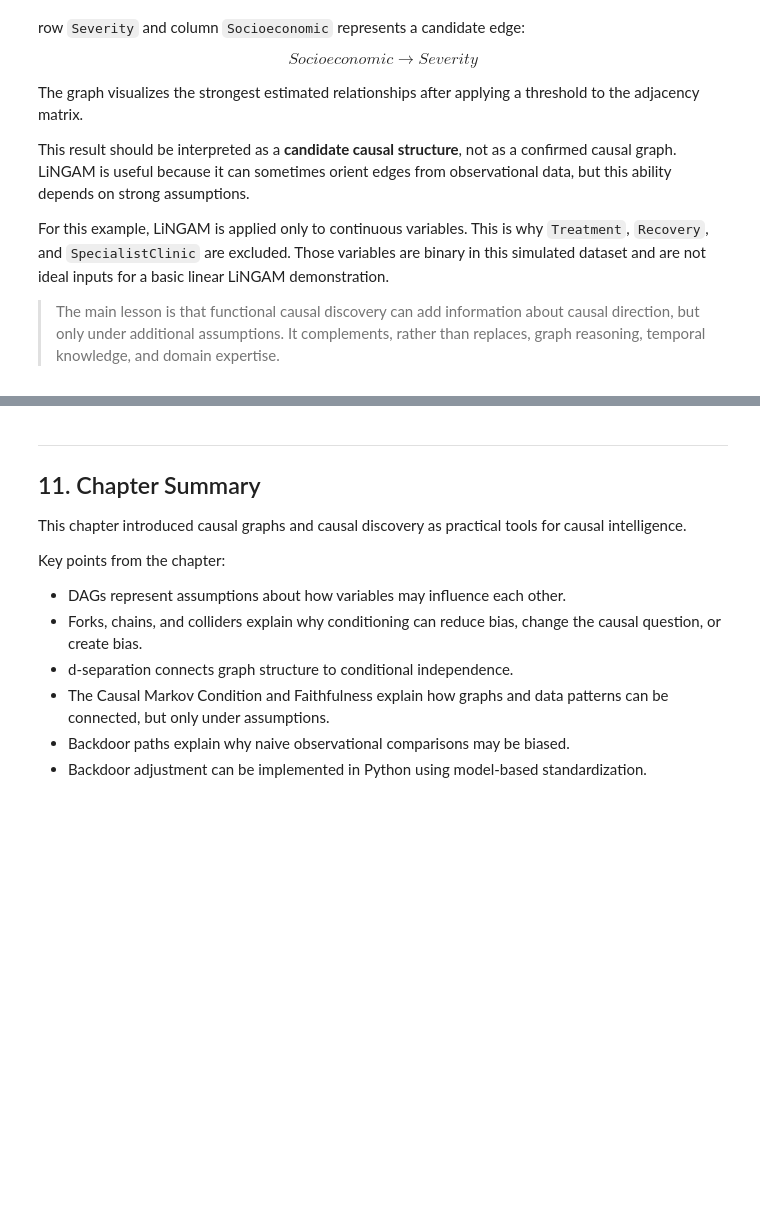
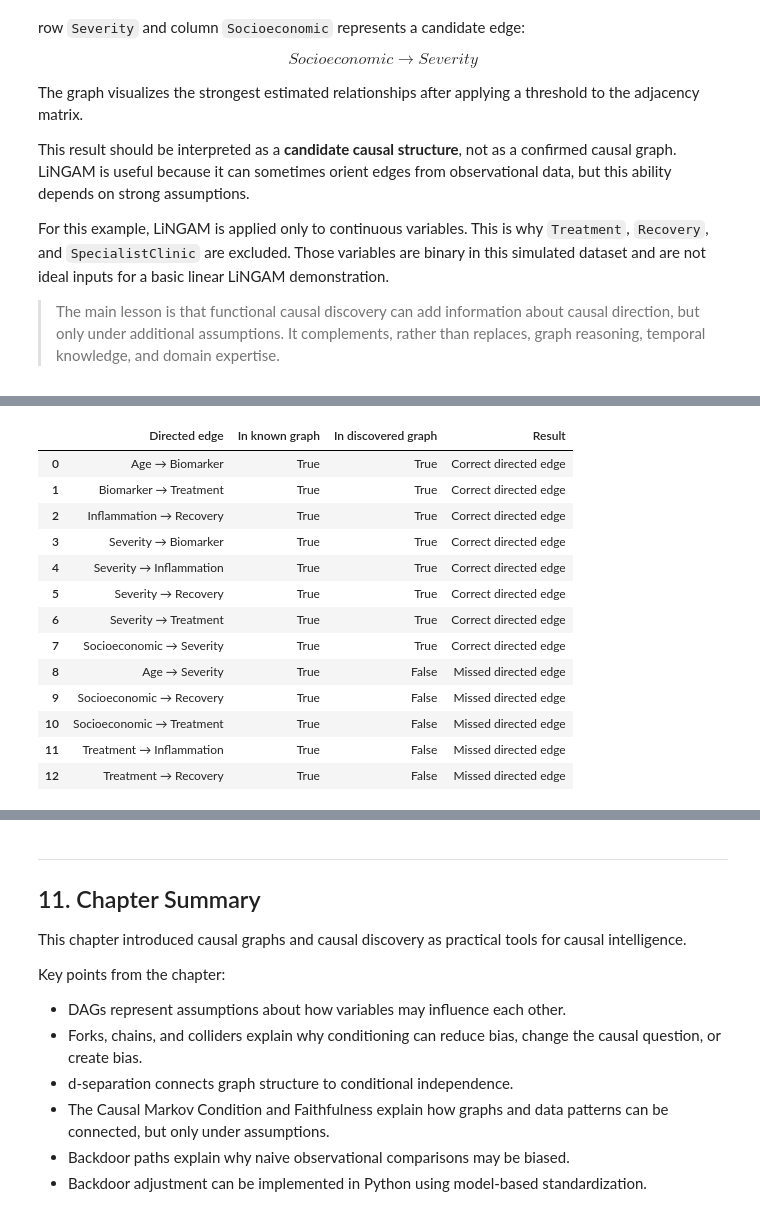
Before and after one commit to Ci2Lab/Causal-Intelligence-Course, a Jupyter notebook: Lectures/02_Causal_Graphs_Discovery.ipynb, the cells around one changed output, grey strips where cells are left out. Cells and saved outputs as stored; diff of their text form; code cells hidden in the pictures; blank space fills up the shorter version.

```diff
--- a/Lectures/02_Causal_Graphs_Discovery.ipynb
+++ b/Lectures/02_Causal_Graphs_Discovery.ipynb
@@ -3186,0 +2879,63 @@ The practical conclusion is:
+# %%
+# ---------------------------------------------------------------------
+# Detailed directed-edge comparison
+# ---------------------------------------------------------------------
+
+directed_edge_rows = []
+
+all_directed_edges_to_show = (
+    true_directed_edges
+    .union(discovered_directed_edges)
+)
+
+for edge in sorted(all_directed_edges_to_show):
+
+    in_true = edge in true_directed_edges
+    in_discovered = edge in discovered_directed_edges
+
+    if in_true and in_discovered:
+        status = "Correct directed edge"
+    elif in_true and not in_discovered:
+        status = "Missed directed edge"
+    elif not in_true and in_discovered:
+        status = "Extra directed edge"
+
+    directed_edge_rows.append({
+        "Directed edge": f"{edge[0]} → {edge[1]}",
+        "In known graph": in_true,
+        "In discovered graph": in_discovered,
+        "Result": status,
+    })
+
+directed_edge_comparison = pd.DataFrame(directed_edge_rows)
+
+directed_status_order = {
+    "Correct directed edge": 0,
+    "Missed directed edge": 1,
+    "Extra directed edge": 2,
+}
+
+directed_edge_comparison["Order"] = directed_edge_comparison["Result"].map(directed_status_order)
+directed_edge_comparison = (
+    directed_edge_comparison
+    .sort_values(["Order", "Directed edge"])
+    .drop(columns="Order")
+    .reset_index(drop=True)
+)
+
+display(directed_edge_comparison)
+# %% [output]
+|  | Directed edge | In known graph | In discovered graph | Result |
+| 0 | Age → Biomarker | True | True | Correct directed edge |
+| 1 | Biomarker → Treatment | True | True | Correct directed edge |
+| 2 | Inflammation → Recovery | True | True | Correct directed edge |
+| 3 | Severity → Biomarker | True | True | Correct directed edge |
+| 4 | Severity → Inflammation | True | True | Correct directed edge |
+| 5 | Severity → Recovery | True | True | Correct directed edge |
+| 6 | Severity → Treatment | True | True | Correct directed edge |
+| 7 | Socioeconomic → Severity | True | True | Correct directed edge |
+| 8 | Age → Severity | True | False | Missed directed edge |
+| 9 | Socioeconomic → Recovery | True | False | Missed directed edge |
+| 10 | Socioeconomic → Treatment | True | False | Missed directed edge |
+| 11 | Treatment → Inflammation | True | False | Missed directed edge |
+| 12 | Treatment → Recovery | True | False | Missed directed edge |
```
Also changed, not shown: parts of 54 cells of this notebook.
